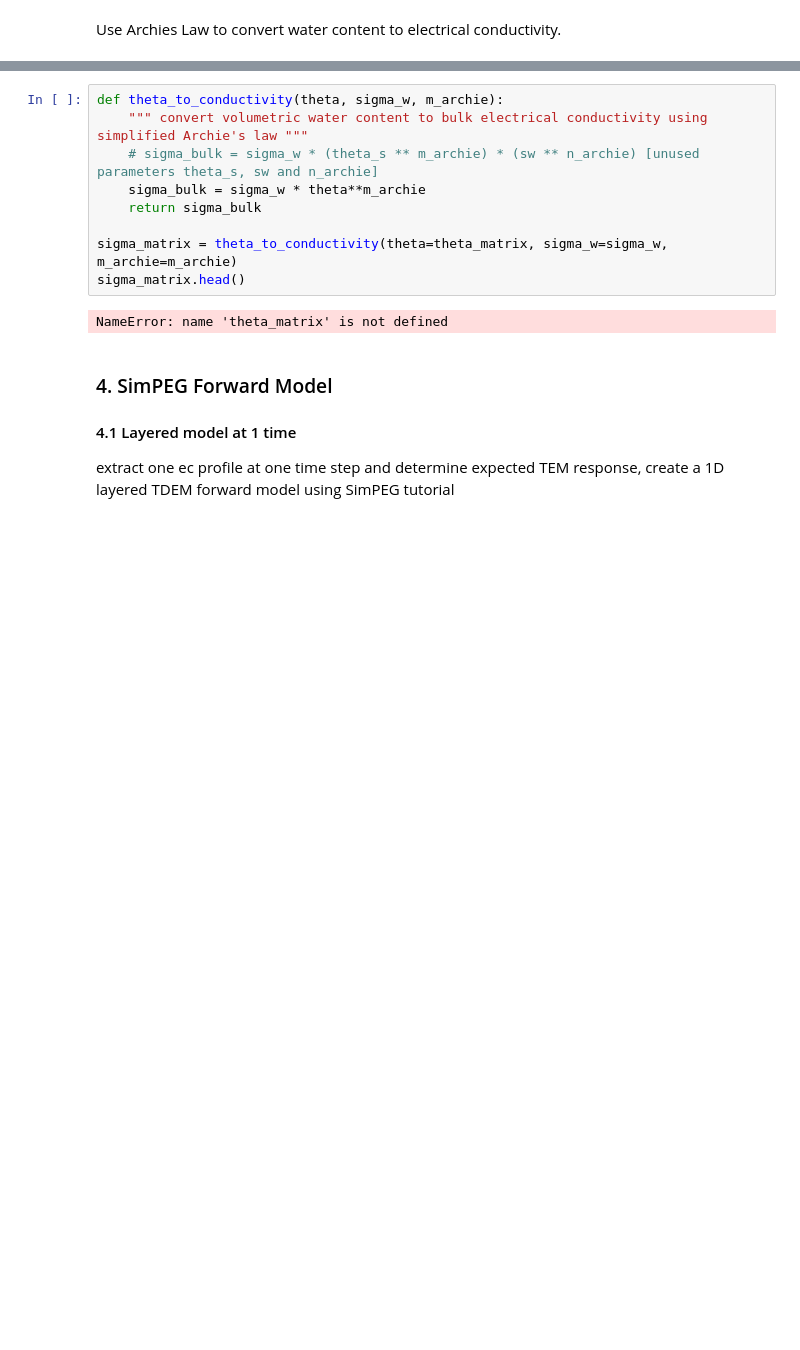
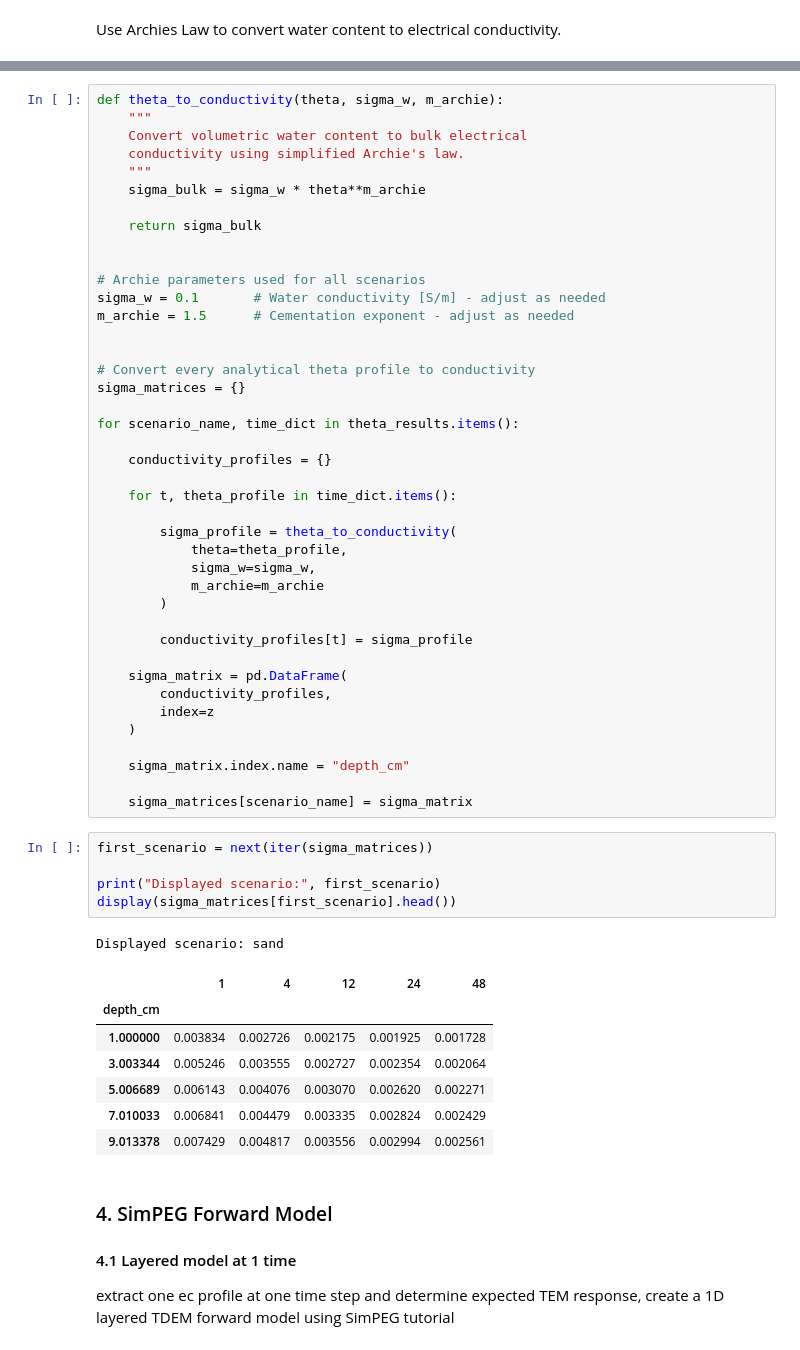
Before and after one commit to natalieyurek-cloud/TDEM_Thesis_Yurek, a Jupyter notebook: Analytical_ForwardModel.ipynb, the cells around one changed output, grey strips where cells are left out. Cells and saved outputs as stored; diff of their text form; blank space fills up the shorter version.

```diff
--- a/Analytical_ForwardModel.ipynb
+++ b/Analytical_ForwardModel.ipynb
@@ -535,14 +493,58 @@ Use Archies Law to convert water content to electrical conductivity.
 # %%
 def theta_to_conductivity(theta, sigma_w, m_archie):
-    """ convert volumetric water content to bulk electrical conductivity using simplified Archie's law """
-    # sigma_bulk = sigma_w * (theta_s ** m_archie) * (sw ** n_archie) [unused parameters theta_s, sw and n_archie]
+    """
+    Convert volumetric water content to bulk electrical
+    conductivity using simplified Archie's law.
+    """
     sigma_bulk = sigma_w * theta**m_archie
+
     return sigma_bulk
 
-sigma_matrix = theta_to_conductivity(theta=theta_matrix, sigma_w=sigma_w, m_archie=m_archie)
-sigma_matrix.head()
+
+# Archie parameters used for all scenarios
+sigma_w = 0.1       # Water conductivity [S/m] - adjust as needed
+m_archie = 1.5      # Cementation exponent - adjust as needed
+
+
+# Convert every analytical theta profile to conductivity
+sigma_matrices = {}
+
+for scenario_name, time_dict in theta_results.items():
+
+    conductivity_profiles = {}
+
+    for t, theta_profile in time_dict.items():
+
+        sigma_profile = theta_to_conductivity(
+            theta=theta_profile,
+            sigma_w=sigma_w,
+            m_archie=m_archie
+        )
+
+        conductivity_profiles[t] = sigma_profile
+
+    sigma_matrix = pd.DataFrame(
+        conductivity_profiles,
+        index=z
+    )
+
+    sigma_matrix.index.name = "depth_cm"
+
+    sigma_matrices[scenario_name] = sigma_matrix
-# %% [output]
-NameError: name 'theta_matrix' is not defined
+# %%
+first_scenario = next(iter(sigma_matrices))
+
+print("Displayed scenario:", first_scenario)
+display(sigma_matrices[first_scenario].head())
+# %% [output]
+Displayed scenario: sand
+|  | 1 | 4 | 12 | 24 | 48 |
+| depth_cm |  |  |  |  |  |
+| 1.000000 | 0.003834 | 0.002726 | 0.002175 | 0.001925 | 0.001728 |
+| 3.003344 | 0.005246 | 0.003555 | 0.002727 | 0.002354 | 0.002064 |
+| 5.006689 | 0.006143 | 0.004076 | 0.003070 | 0.002620 | 0.002271 |
+| 7.010033 | 0.006841 | 0.004479 | 0.003335 | 0.002824 | 0.002429 |
+| 9.013378 | 0.007429 | 0.004817 | 0.003556 | 0.002994 | 0.002561 |
 # %% [markdown]
 ### 4. SimPEG Forward Model
 #### 4.1 Layered model at 1 time
```
Also changed, not shown: parts of 27 cells of this notebook, 1 other file.
